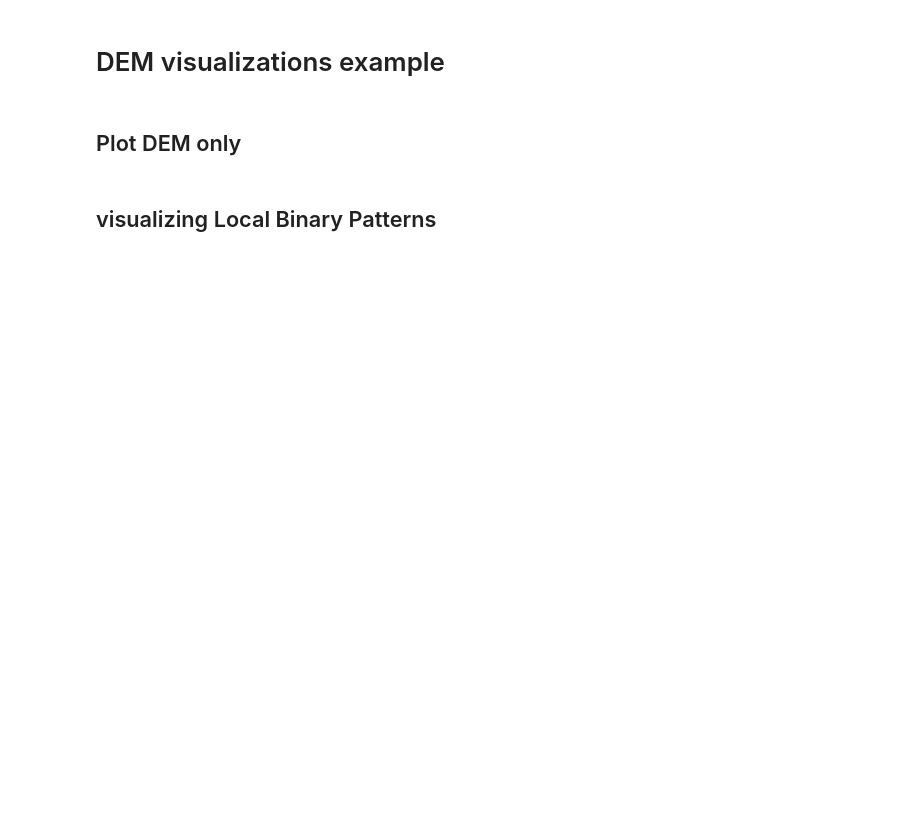
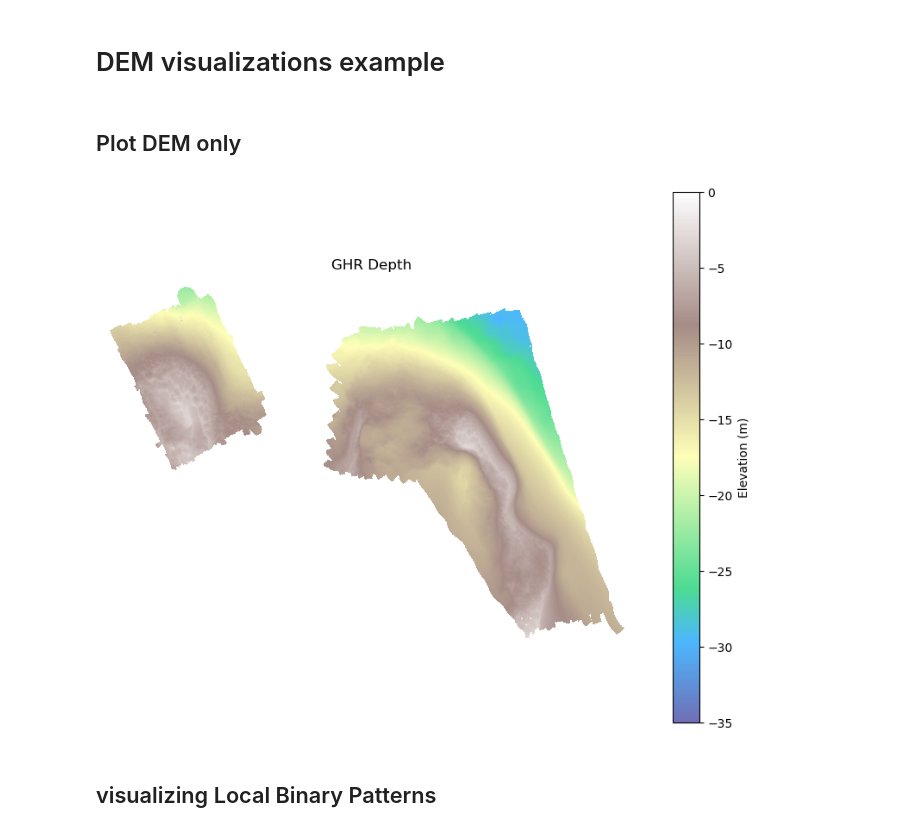
Before and after one commit to ajgeglio/arcpy-dem-processing, a Jupyter notebook: notebooks/visualizing_products.ipynb, the cells around one changed output. Saved outputs shown, nothing was run; the diff lists cells and outputs as text; code cells hidden in the pictures; blank space fills up the shorter version.

Commit message:
visualization fix

```diff
--- a/notebooks/visualizing_products.ipynb
+++ b/notebooks/visualizing_products.ipynb
@@ -21,3 +13,10 @@ plotter.plot_dem()
+# %%
+# dem_data = GdalUtils.read_raster()
+dem_path = "C:\\Users\\ageglio\\OneDrive - DOI\\Arnold, Anthony (Contractor)'s files - DEM Tony\\Bathy\\GHR_depth_1m.tif"
+plotter = PlotDEM(dem_path)
+plotter.plot_dem(title="GHR Depth", cmap="terrain", vmin=-35, vmax=0)
+# %% [output]
+[figure, added]
 # %% [markdown]
 ## visualizing Local Binary Patterns
 # %%
```
Also changed, not shown: parts of 8 cells of this notebook, 1 other file.
